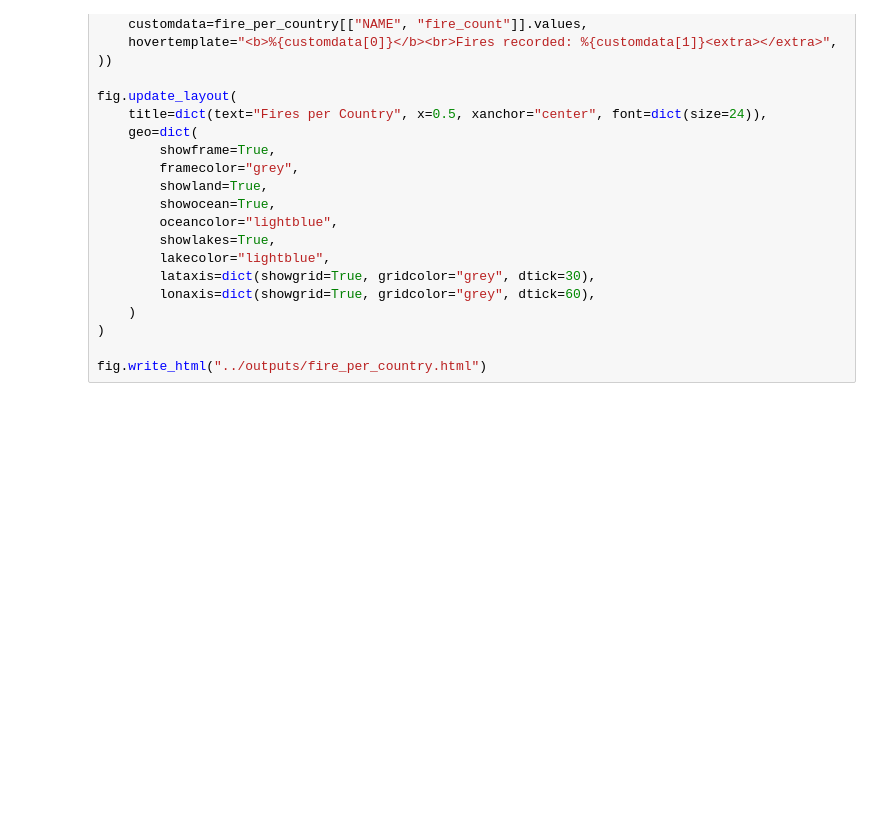
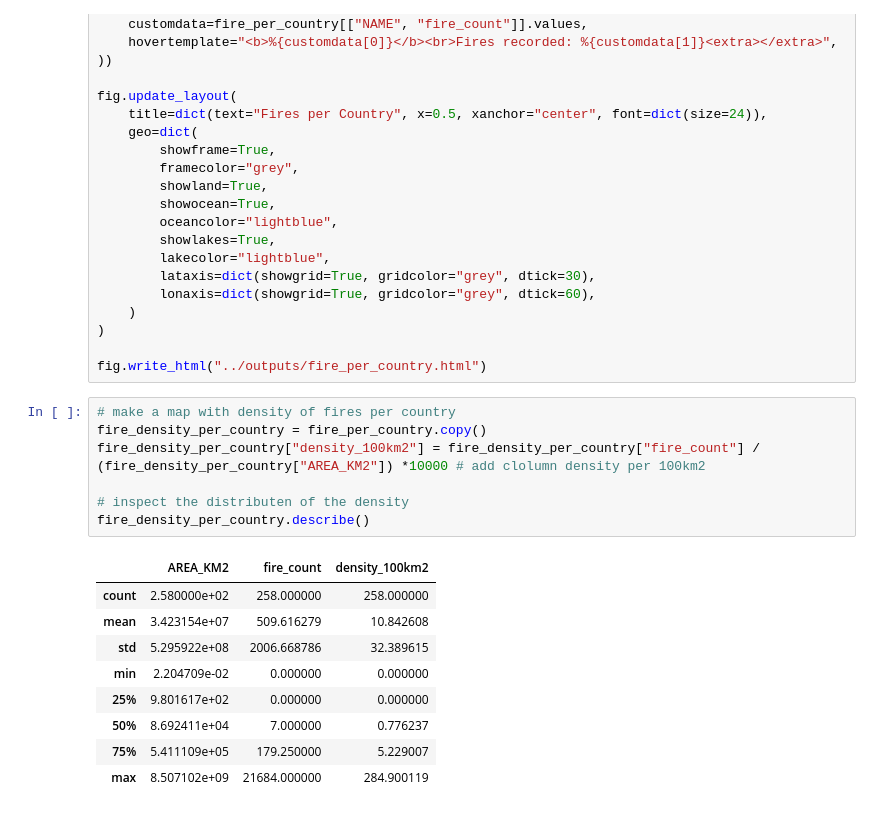
Before and after one commit to LilSheesh7/SDS210_project, a Jupyter notebook: notebooks/Wildfire_mapping_nb.ipynb, the cells around one changed output. Cells and saved outputs as stored; diff of their text form; blank space fills up the shorter version.

```diff
--- a/notebooks/Wildfire_mapping_nb.ipynb
+++ b/notebooks/Wildfire_mapping_nb.ipynb
@@ -287,3 +287,20 @@ fig.update_layout(
 )
 
 fig.write_html("../outputs/fire_per_country.html")
+# %%
+# make a map with density of fires per country
+fire_density_per_country = fire_per_country.copy()
+fire_density_per_country["density_100km2"] = fire_density_per_country["fire_count"] / (fire_density_per_country["AREA_KM2"]) *10000 # add clolumn density per 100km2
+
+# inspect the distributen of the density
+fire_density_per_country.describe()
+# %% [output]
+|  | AREA_KM2 | fire_count | density_100km2 |
+| count | 2.580000e+02 | 258.000000 | 258.000000 |
+| mean | 3.423154e+07 | 509.616279 | 10.842608 |
+| std | 5.295922e+08 | 2006.668786 | 32.389615 |
+| min | 2.204709e-02 | 0.000000 | 0.000000 |
+| 25% | 9.801617e+02 | 0.000000 | 0.000000 |
+| 50% | 8.692411e+04 | 7.000000 | 0.776237 |
+| 75% | 5.411109e+05 | 179.250000 | 5.229007 |
+| max | 8.507102e+09 | 21684.000000 | 284.900119 |
```
Also changed, not shown: parts of 1 cell of this notebook.
